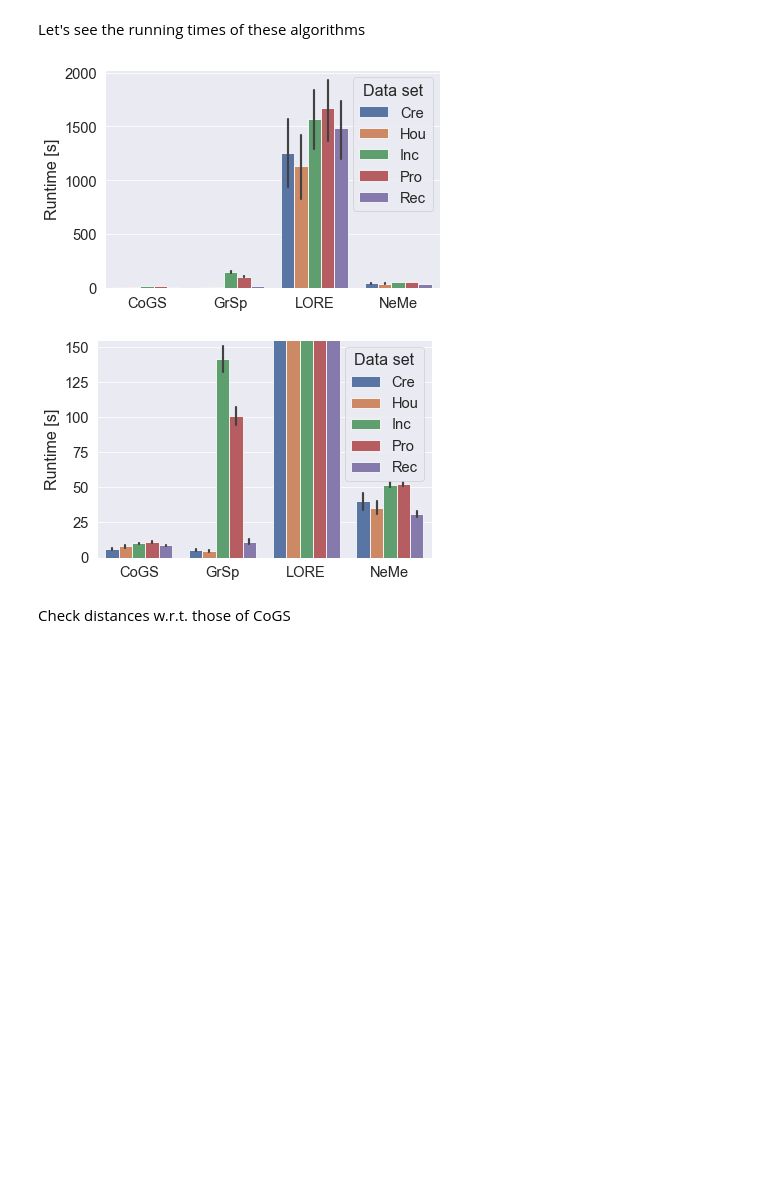
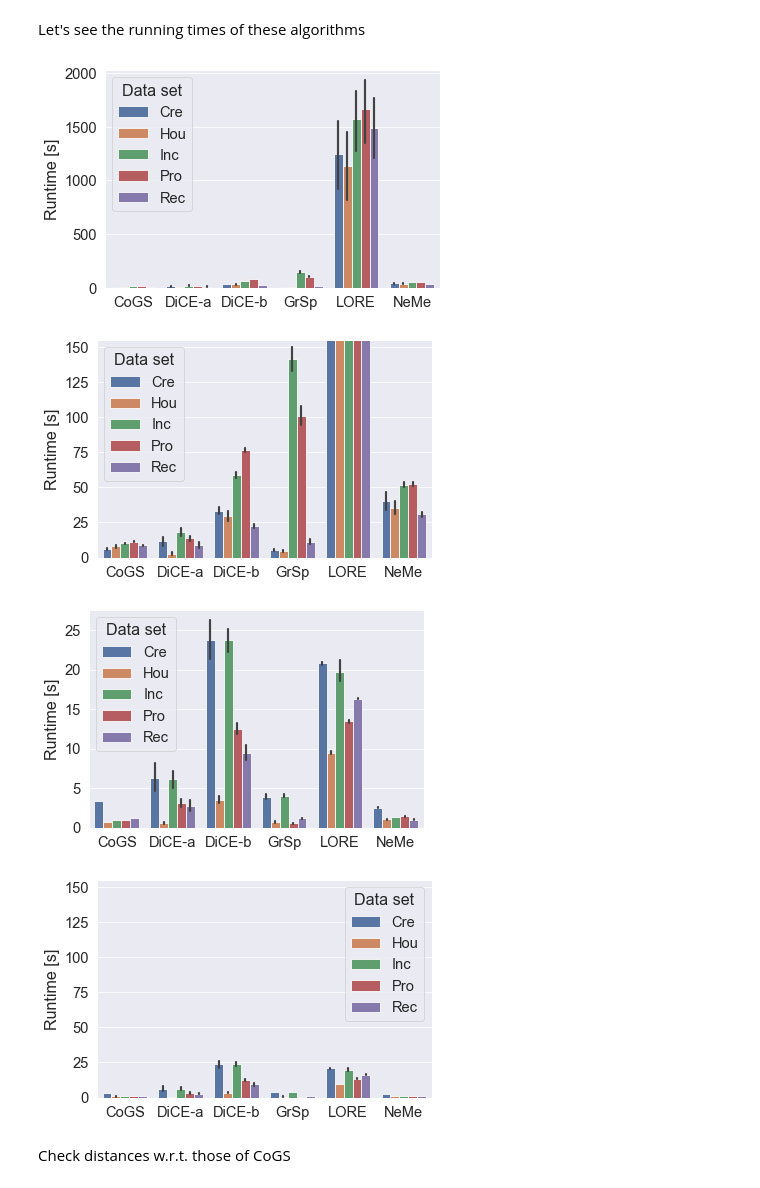
Before and after one commit to marcovirgolin/robust-counterfactuals, a Jupyter notebook: notebooks/reproduce.ipynb, the cells around one changed output. Cells and saved outputs as stored; diff of their text form; code cells hidden in the pictures; blank space fills up the shorter version.

Commit message:
working up new results in reproduce.ipynb

```diff
--- a/notebooks/reproduce.ipynb
+++ b/notebooks/reproduce.ipynb
@@ -19,7 +19,7 @@ from cogs.distance import gower_distance
 from robust_cfe.dataproc import gimme
 from robust_cfe.robustness import *
 
-load_prev_dumps = True # to avoid expensive data analysis computations on the results
+load_prev_dumps = False # to avoid expensive data analysis computations on the results
 overall_seed = 42 # same as used in the experiments
 numerical_random_distrib = np.random.uniform
 normal_std=0.1
@@ -40,7 +40,7 @@ def load_df():
     fold_results = [os.path.join(folder,x) for x in os.listdir(folder) if x.startswith('result') and x.endswith('.csv')]
     curr_dfs = [pd.read_csv(f) for f in fold_results]
     for df in curr_dfs:
-      df['method'] = folder.split('/')[-1].split('_')[5]
+      df['method'] = folder.split('/')[-1].split('_method_')[1].split('_')[0]
     all_dfs += curr_dfs
   df = pd.concat(all_dfs)
   df = df[df.overall_seed == overall_seed]
@@ -96,7 +96,7 @@ def fetch_blackbox(dataset_name, fold_idx):
 ''' Finds rows that correspond to the same case (dataset, fold_idx, rep_idx, x, etc.) '''
 def find_corresponding_cases(row, df, ignore_rep_idx=True):
   cdf = df[(df.dataset == row.dataset) & (df.fold_idx == row.fold_idx) &
-    (df.test_sample_idx == row.test_sample_idx)].copy()
+    (df.test_sample_idx == row.test_sample_idx) & (df.blackbox == row.blackbox)].copy()
   if not ignore_rep_idx:
     cdf = cdf[cdf.rep_idx == row.rep_idx].copy()
   return cdf
@@ -108,7 +108,7 @@ def reduce_to_best_found(df, metric='loss', consider_only_successes=False):
     curr_df = df[df.desired_class == df.pred_class_z]
   else:
     curr_df = df
-  cols_to_group_by = ['blackbox_test_acc','method','test_sample_idx','fold_idx','dataset','check_plausibility','opt_C_robust','opt_K_robust']
+  cols_to_group_by = ['blackbox_test_acc','blackbox','method','test_sample_idx','fold_idx','dataset','check_plausibility','opt_C_robust','opt_K_robust']
   best_df = curr_df[curr_df[metric]==curr_df.groupby(cols_to_group_by)[metric].transform(min)].copy()
   # remove identical results that were found multiple times
   best_df.drop_duplicates(subset=cols_to_group_by, keep='first', inplace=True)
@@ -122,6 +122,9 @@ fancy_names = {
   "nelder-mead" : "NeMe",
   "lore" : "LORE",
   "growingspheres" : "GrSp",
+  "dice-genetic" : "DiCE-0",
+  "dice-genetic-20" : "DiCE-a",
+  "dice-genetic-aligned" : "DiCE-b",
   "boston" : "Hou",
   "credit" : "Cre",
   "compas" : "Rec",
@@ -240,29 +280,32 @@ NeMe & 0.08 (3) & 0.05 (2) & 0.04 (5) & 0.03 (1) & 0.14 (2)  \\
 # %% [markdown]
 Let's see the running times of these algorithms
 # %%
-fdf = filter_df(df, filters=default_filter_dict)
-# some re-naming
-fdf['Data set'] = [fancy_names[x] for x in fdf.dataset.to_list()]
-fdf['Method'] = [fancy_names[x] for x in fdf.method.to_list()]
-fdf['Runtime [s]'] = fdf.run_time
-fdf.sort_values(by=['Data set','Method'], inplace=True)
-fig, ax = plt.subplots()
-ax = sns.barplot(x='Method', y='Runtime [s]', hue='Data set', data=fdf)
-ax.set_xlabel('')
-plt.show()
-fig.tight_layout()
-fig.savefig(fname="running_times_algorithms.pdf")
+for blackbox in ["rf", "nn"]:
+  fdf = filter_df(df[df.blackbox==blackbox], filters=default_filter_dict)
+  # some re-naming
+  fdf['Data set'] = [fancy_names[x] for x in fdf.dataset.to_list()]
+  fdf['Method'] = [fancy_names[x] for x in fdf.method.to_list()]
+  fdf['Runtime [s]'] = fdf.run_time
+  fdf.sort_values(by=['Data set','Method'], inplace=True)
+  fig, ax = plt.subplots()
+  ax = sns.barplot(x='Method', y='Runtime [s]', hue='Data set', data=fdf)
+  ax.set_xlabel('')
+  plt.show()
+  fig.tight_layout()
+  fig.savefig(fname=f"running_times_algorithms_{blackbox}.pdf")
 
-fig, ax = plt.subplots()
-ax = sns.barplot(x='Method', y='Runtime [s]', hue='Data set', data=fdf)
-ax.set_xlabel('')
-ax.set_ylim(0, 155)
-plt.show()
-fig.tight_layout()
-fig.savefig(fname="running_times_algorithms_zoomin.pdf")
+  fig, ax = plt.subplots()
+  ax = sns.barplot(x='Method', y='Runtime [s]', hue='Data set', data=fdf)
+  ax.set_xlabel('')
+  ax.set_ylim(0, 155)
+  plt.show()
+  fig.tight_layout()
+  fig.savefig(fname=f"running_times_algorithms_zoomin_{blackbox}.pdf")
 # %% [output]
-[figure, old version]
+[figure, new version]
-[figure, old version]
+[figure, new version]
+[figure, added]
+[figure, added]
 # %% [markdown]
 Check distances w.r.t. those of CoGS
 # %%
```
Also changed, not shown: parts of 11 cells of this notebook, 33 other files.
